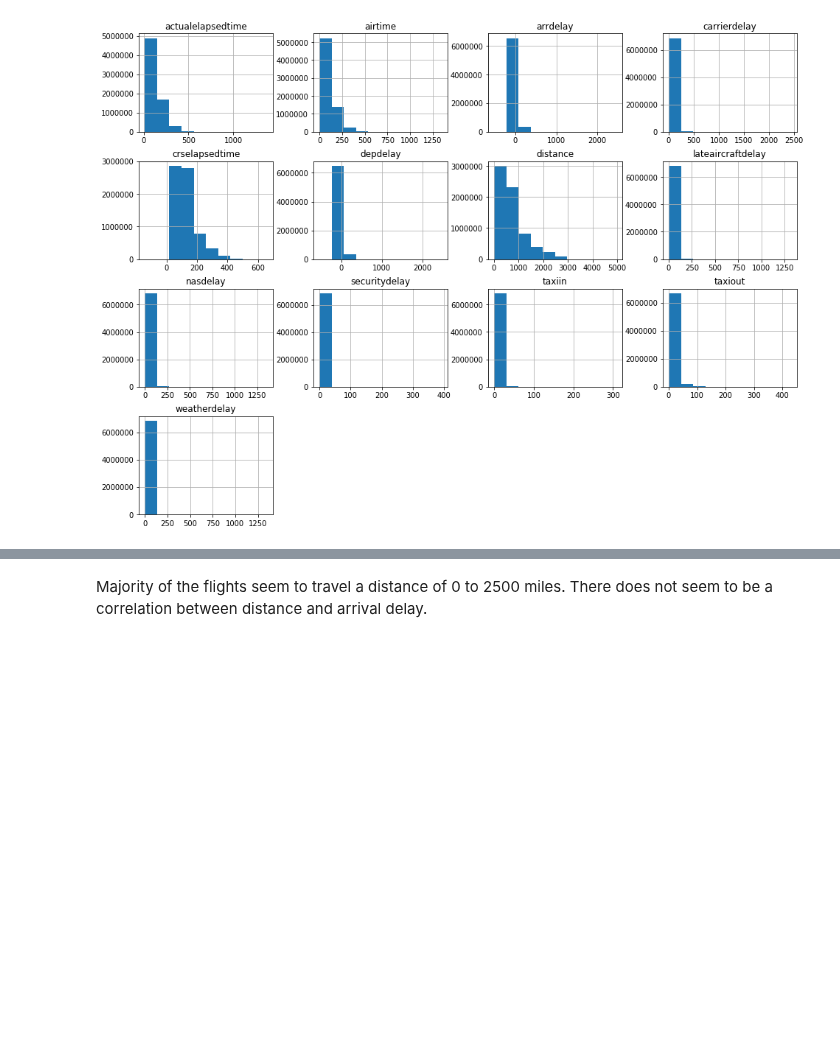
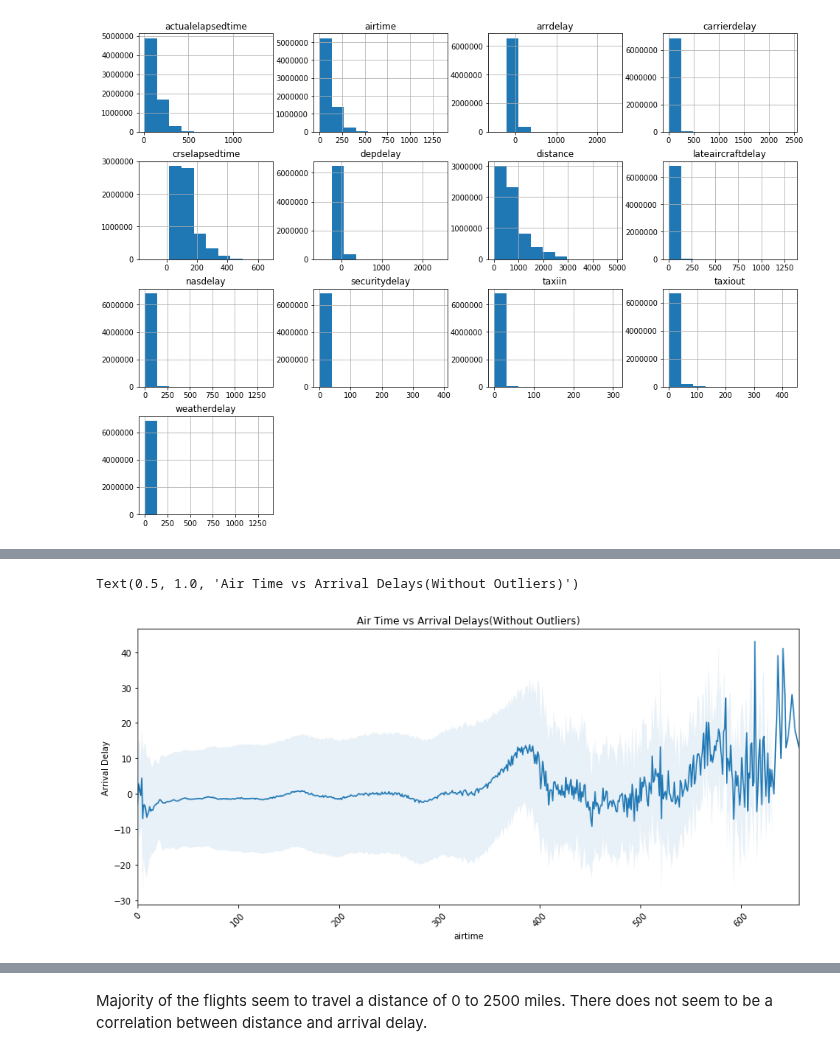
Before and after one commit to command7/exploratory_data_analysis, a Jupyter notebook: Analysis.ipynb, the cells around one changed output, grey strips where cells are left out. Drawn from its saved outputs; the diff is of its cells as text; code cells hidden in the pictures; blank space fills up the shorter version.

```diff
--- a/Analysis.ipynb
+++ b/Analysis.ipynb
@@ -416,0 +358,6 @@ plot_feature(flights_data, "distance")
+# %%
+plot_feature(flights_wo_outliers, "airtime")
+plt.title("Air Time vs Arrival Delays(Without Outliers)")
+# %% [output]
+Text(0.5, 1.0, 'Air Time vs Arrival Delays(Without Outliers)')
+[figure, added]
```
Also changed, not shown: parts of 70 cells of this notebook, 2 other files.
